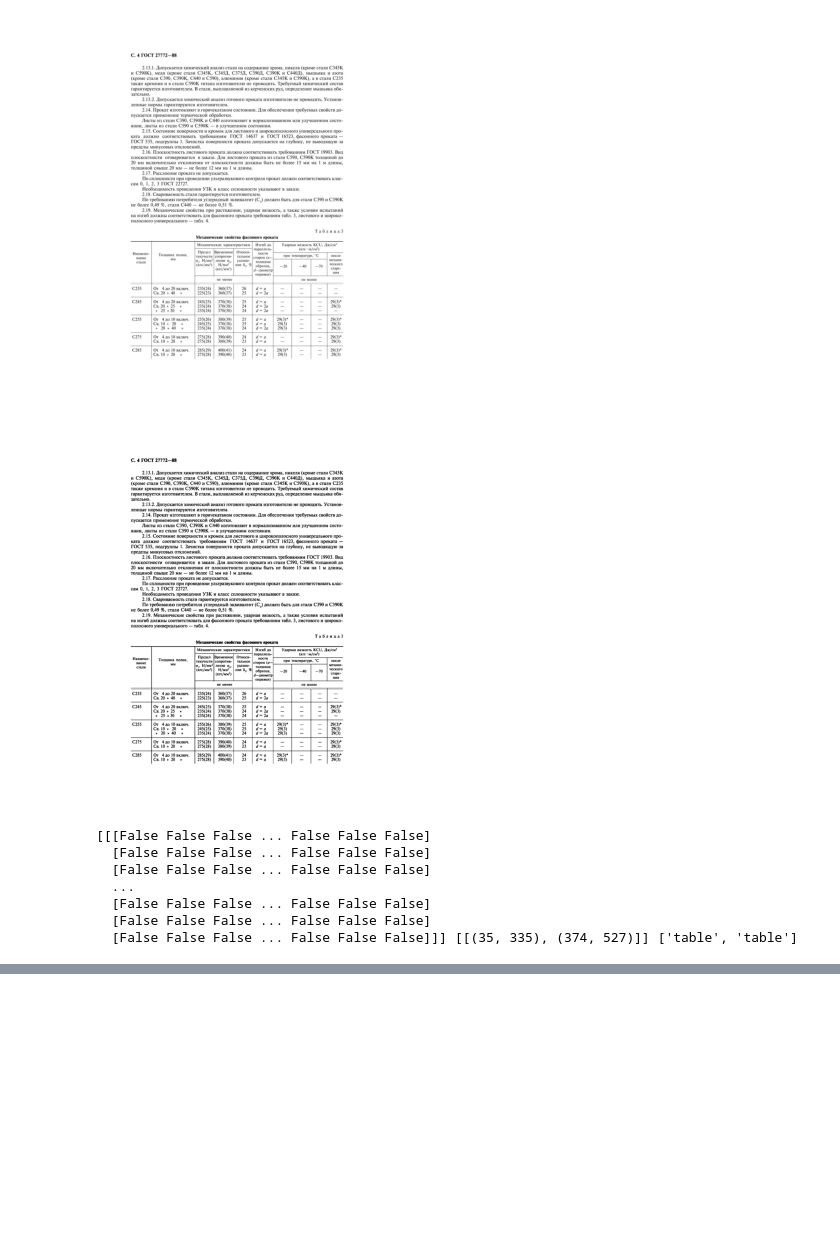
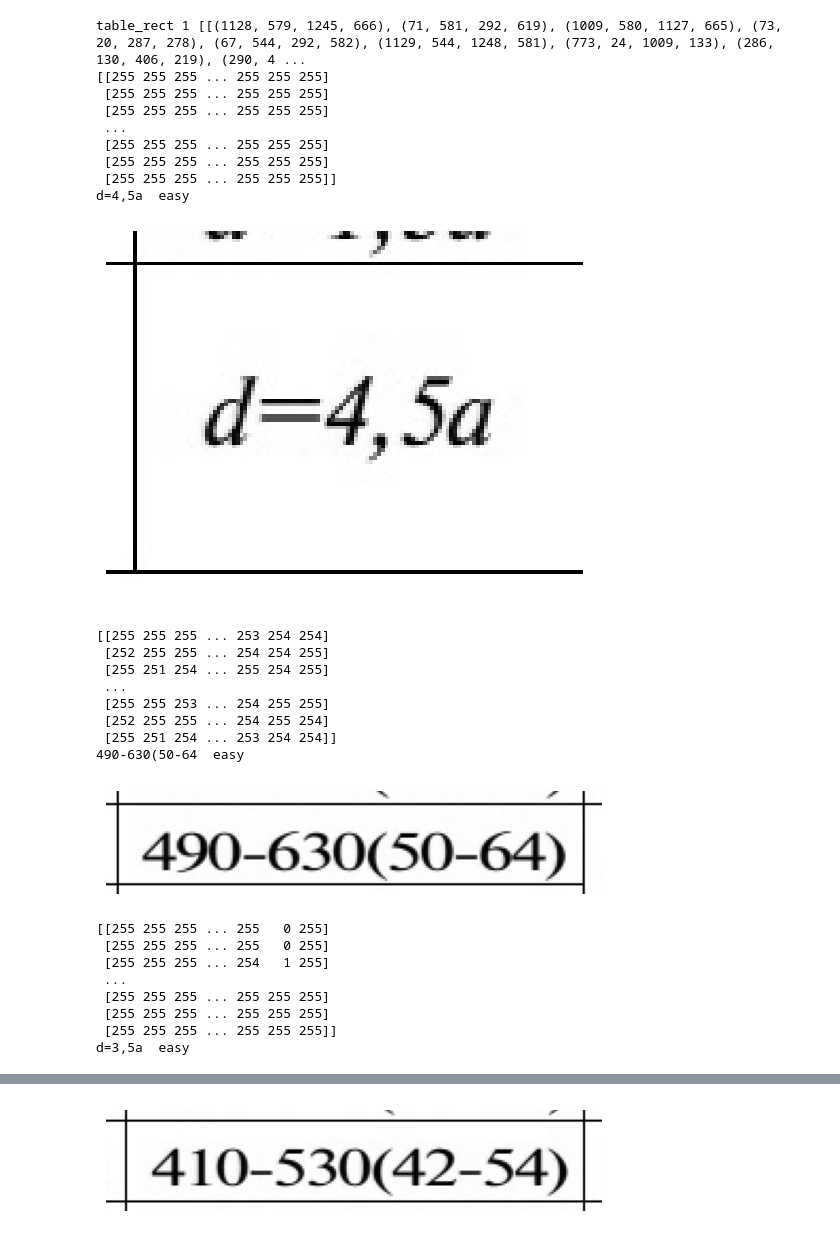
Before and after one commit to DikovAlexandr/TableExtraction, a Jupyter notebook: table_extraction/TableExtraction.ipynb, the cells around one changed output, grey strips where cells are left out. Drawn from its saved outputs; the diff is of its cells as text; code cells hidden in the pictures; blank space fills up the shorter version.

```diff
--- a/table_extraction/TableExtraction.ipynb
+++ b/table_extraction/TableExtraction.ipynb
@@ -746,13 +18,0 @@ class TableExtraction:
-# %%
-extractor = TableExtraction()
-extractor.extract_from_file('input/page.pdf')
-# %% [output]
-[figure, removed]
-[figure, removed]
-[[[False False False ... False False False]
-  [False False False ... False False False]
-  [False False False ... False False False]
-  ...
-  [False False False ... False False False]
-  [False False False ... False False False]
-  [False False False ... False False False]]] [[(35, 335), (374, 527)]] ['table', 'table']
@@ -758,0 +767,37 @@ extractor.extract_from_file('input/page.pdf')
+# %%
+extractor = TableExtraction()
+
+input_folder = os.getcwd() + "\input"
+jpg_files = [file for file in os.listdir(input_folder) if file.endswith(".jpg")]
+
+for jpg_file in jpg_files:
+    file_path = os.path.join(input_folder, jpg_file)
+    extractor.extract_from_file(file_path)
+# %% [output]
+table_rect 1 [[(1128, 579, 1245, 666), (71, 581, 292, 619), (1009, 580, 1127, 665), (73, 20, 287, 278), (67, 544, 292, 582), (1129, 544, 1248, 581), (773, 24, 1009, 133), (286, 130, 406, 219), (290, 4 ...
+[[255 255 255 ... 255 255 255]
+ [255 255 255 ... 255 255 255]
+ [255 255 255 ... 255 255 255]
+ ...
+ [255 255 255 ... 255 255 255]
+ [255 255 255 ... 255 255 255]
+ [255 255 255 ... 255 255 255]]
+d=4,5a  easy
+[figure, added]
+[[255 255 255 ... 253 254 254]
+ [252 255 255 ... 254 254 255]
+ [255 251 254 ... 255 254 255]
+ ...
+ [255 255 253 ... 254 255 255]
+ [252 255 255 ... 254 255 254]
+ [255 251 254 ... 253 254 254]]
+490-630(50-64  easy
+[figure, added]
+[[255 255 255 ... 255   0 255]
+ [255 255 255 ... 255   0 255]
+ [255 255 255 ... 254   1 255]
+ ...
+ [255 255 255 ... 255 255 255]
+ [255 255 255 ... 255 255 255]
+ [255 255 255 ... 255 255 255]]
+d=3,5a  easy
@@ -758,0 +822 @@ extractor.extract_from_file('input/page.pdf')
+[figure, added]
```
Also changed, not shown: parts of 9 cells of this notebook, 22 other files.
